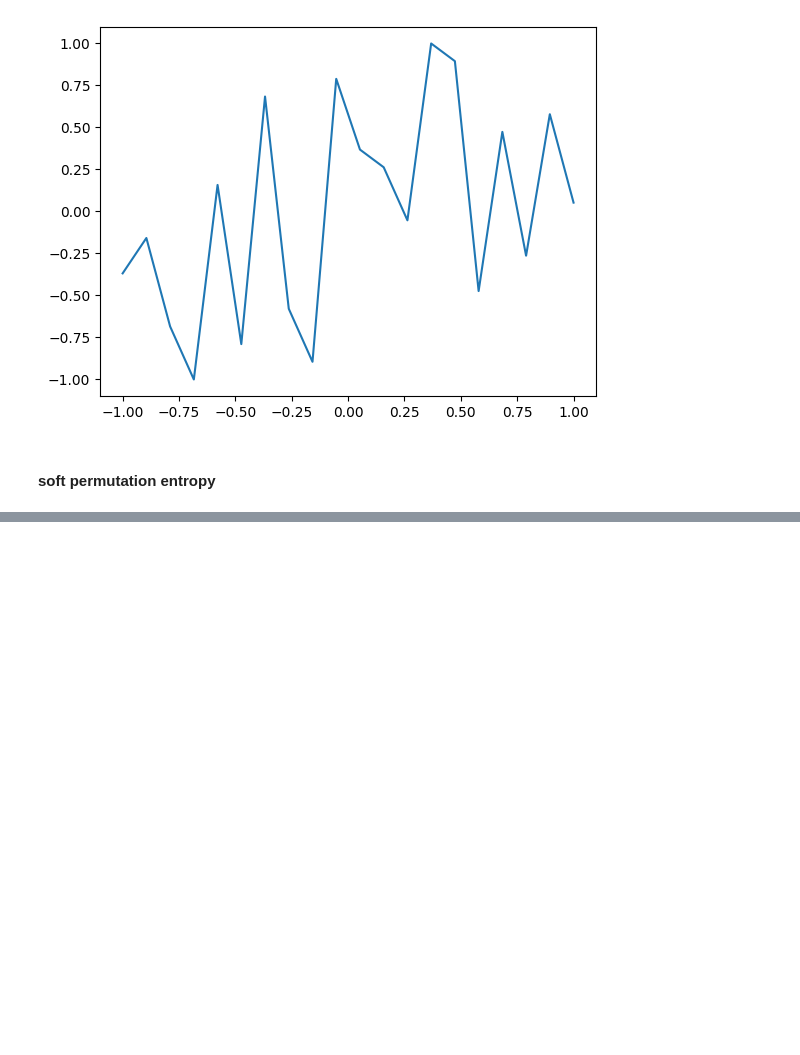
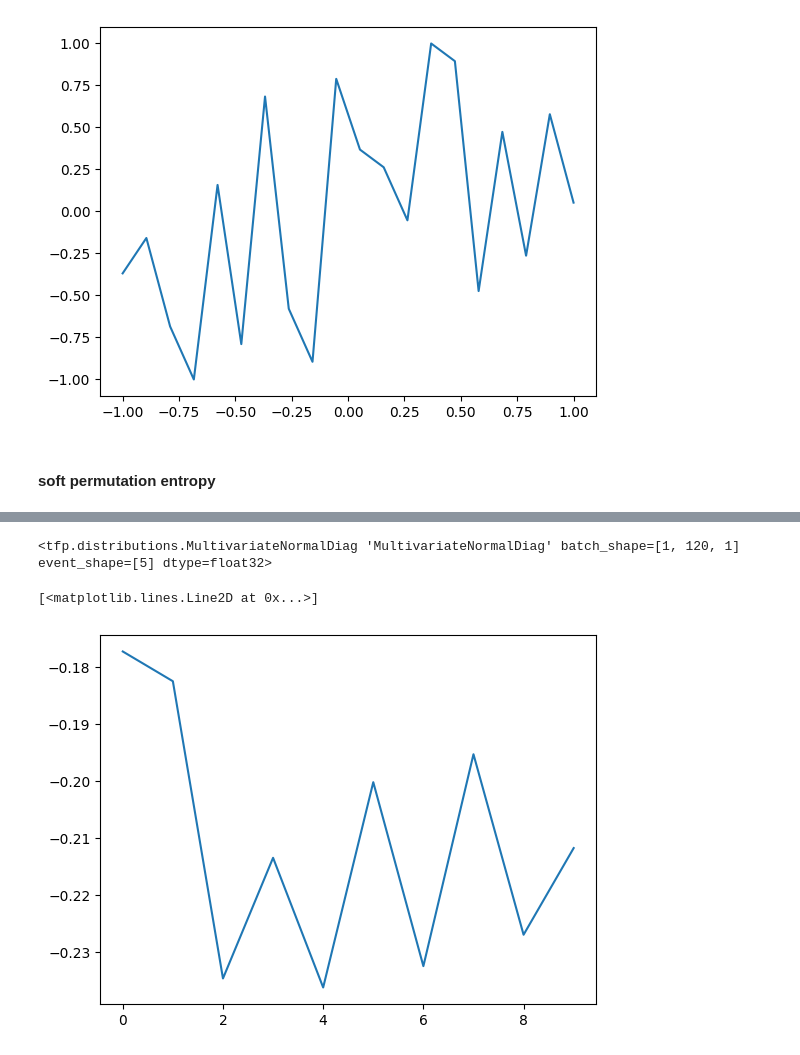
Before and after one commit to JunetaeKim/SurProGenes, a Jupyter notebook: 2.Analysis/Future/FutureExperimental.ipynb, the cells around one changed output, grey strips where cells are left out. Saved outputs shown, nothing was run; the diff lists cells and outputs as text; code cells hidden in the pictures; blank space fills up the shorter version.

```diff
--- a/2.Analysis/Future/FutureExperimental.ipynb
+++ b/2.Analysis/Future/FutureExperimental.ipynb
@@ -241,0 +313,26 @@ SoftPeEntropy
+# %%
+NBatch = 15
+Len = 10
+window_size = 3
+
+Rand = np.random.normal(0, 0.03, NBatch*Len)
+MonoInc = -np.linspace(-1, 1, NBatch*Len) + Rand
+MonoInc = np.reshape(MonoInc,(NBatch, Len))
+#Horizon = np.ones(12)-0.2 + Rand
+Horizon = np.zeros(NBatch*Len)-0.2 + Rand
+Horizon = np.reshape(Horizon, (NBatch, Len))
+
+Data = Horizon.astype(np.float32)
+#Data = MonoInc.astype(np.float32)
+
+Data = tf.signal.frame(Data, window_size, 1)
+Rank = soft_rank(Data, 0.001) + 0.5
+
+Permutations = list(itertools.permutations(np.arange(1, window_size+1)))
+Permutations = tf.constant(Permutations, dtype=tf.float32)
+
+mvn = tfp.distributions.Normal(loc=Permutations[None, :, None], scale=tf.ones(window_size))
+ProbSum = tf.reduce_sum(mvn.prob(Rank[:, None]), axis=-1)
+NormProbSum =  ProbSum / tf.reduce_sum(ProbSum)
+SoftPeEntropy =-1* tf.reduce_sum(NormProbSum * tf.math.log(NormProbSum), axis=-1)
+SoftPeEntropy
@@ -241,0 +381,9 @@ SoftPeEntropy
+# %%
+mvn
+# %% [output]
+<tfp.distributions.MultivariateNormalDiag 'MultivariateNormalDiag' batch_shape=[1, 120, 1] event_shape=[5] dtype=float32>
+# %%
+plt.plot(Horizon[0])
+# %% [output]
+[<matplotlib.lines.Line2D at 0x...>]
+[figure, added]
```
Also changed, not shown: parts of 13 cells of this notebook.
